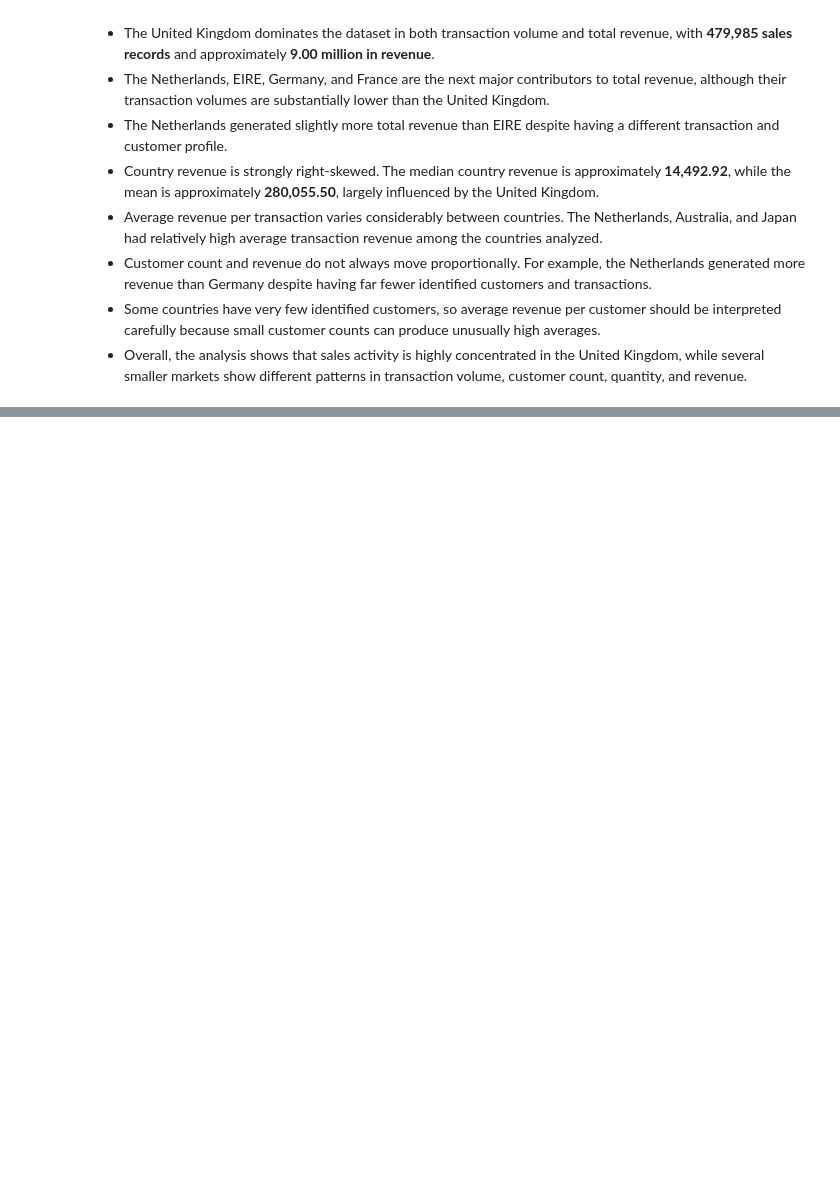
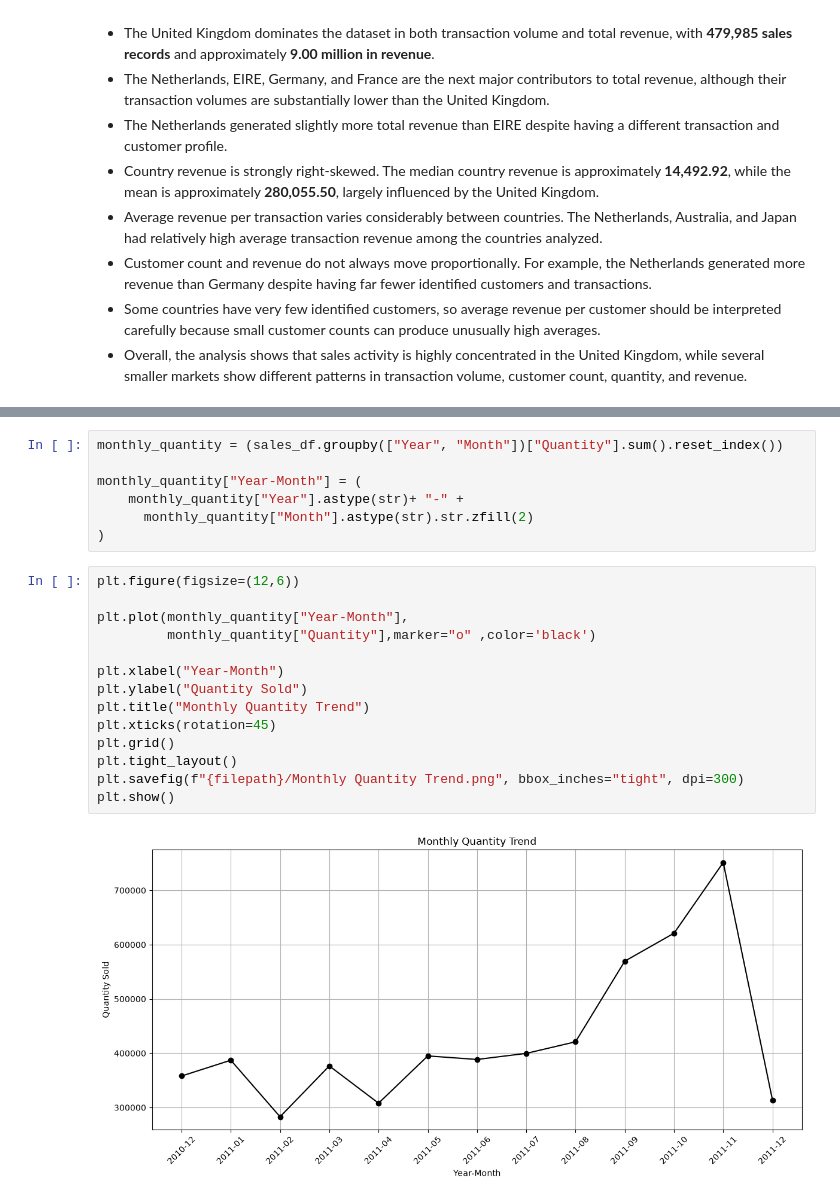
Before and after one commit to vikasa-y/Online-Retail-Sales-Analysis, a Jupyter notebook: Notebooks/Online_Retail_Eda.ipynb, the cells around one changed output, grey strips where cells are left out. Saved outputs shown, nothing was run; the diff lists cells and outputs as text; blank space fills up the shorter version.

```diff
--- a/Notebooks/Online_Retail_Eda.ipynb
+++ b/Notebooks/Online_Retail_Eda.ipynb
@@ -2057,0 +2190,23 @@ plt.show()
+# %%
+monthly_quantity = (sales_df.groupby(["Year", "Month"])["Quantity"].sum().reset_index())
+
+monthly_quantity["Year-Month"] = (
+    monthly_quantity["Year"].astype(str)+ "-" +
+      monthly_quantity["Month"].astype(str).str.zfill(2)
+)
+# %%
+plt.figure(figsize=(12,6))
+
+plt.plot(monthly_quantity["Year-Month"],
+         monthly_quantity["Quantity"],marker="o" ,color='black')
+
+plt.xlabel("Year-Month")
+plt.ylabel("Quantity Sold")
+plt.title("Monthly Quantity Trend")
+plt.xticks(rotation=45)
+plt.grid()
+plt.tight_layout()
+plt.savefig(f"{filepath}/Monthly Quantity Trend.png", bbox_inches="tight", dpi=300)
+plt.show()
+# %% [output]
+[figure, added]
```
Also changed, not shown: parts of 13 cells of this notebook.
